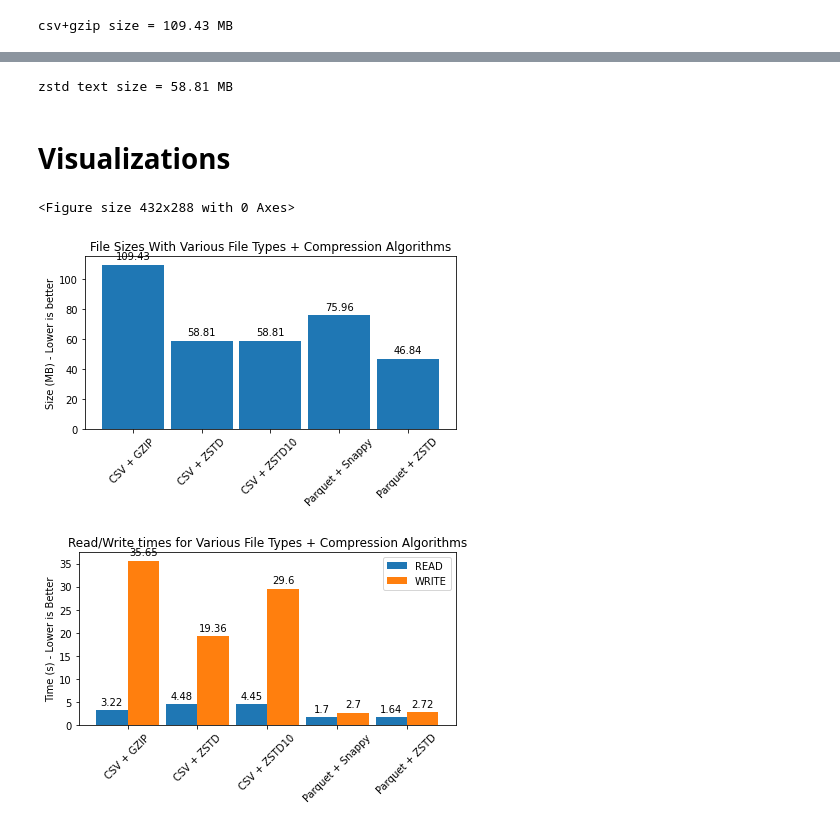
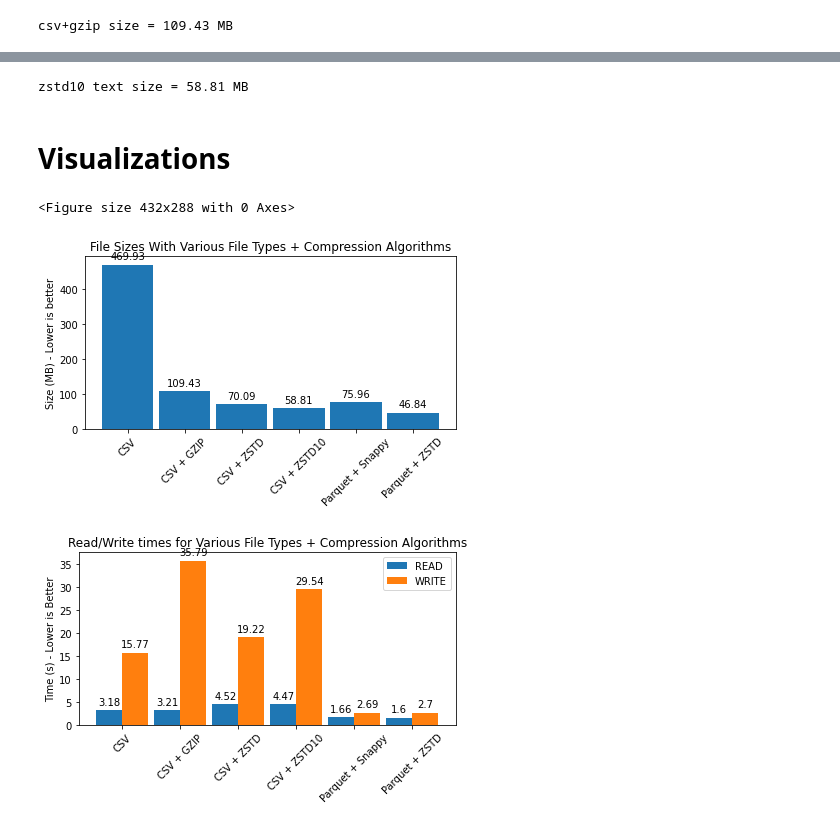
Before and after one commit to Prathamesh-Ghatole/MLHD, a Jupyter notebook: test_file_type_io_testing.ipynb, the cells around one changed output, grey strips where cells are left out. Cells and saved outputs as stored; diff of their text form; code cells hidden in the pictures.

```diff
--- a/test_file_type_io_testing.ipynb
+++ b/test_file_type_io_testing.ipynb
@@ -209,0 +234,10 @@ Wall time: 1.64 s
+# %%
+%%time
+
+csv_read_start = time.monotonic()
+for file in paths:
+    df = pd.read_csv(file, sep='\t')
+
+csv_read_end = time.monotonic()
+csv_read_time = round(csv_read_end - csv_read_start, 2)
+csv_read_time
@@ -242,7 +280,7 @@ Wall time: 4.48 s
 csv_zstd10_read_start = time.monotonic()
 
 for file in csv_zstd10_paths:
-    df = pd.read_csv(file, sep='\t', compression='zstd')
+    df = pd.read_csv(file, sep='\t')
 
 csv_zstd10_read_end = time.monotonic()
 csv_zstd10_read_time = round(csv_zstd10_read_end - csv_zstd10_read_start, 2)
@@ -272,3 +310,10 @@ for file in parquet_zstd_paths:
 print(f"zstd parquet size = {parquet_zstd_size/(1024*1024):.2f} MB")
 # %% [output]
 zstd parquet size = 46.84 MB
+# %%
+# CSV:
+csv_size = 0
+for file in csv_paths:
+    csv_size += os.path.getsize(file)
+
+print(f"csv size = {csv_size/(1024*1024):.2f} MB")
@@ -293,12 +340,12 @@ zstd text size = 58.81 MB
 # %%
-# zstd txt:
+# zstd10 txt:
 csv_zstd10_size = 0
-for file in csv_zstd_paths:
+for file in csv_zstd10_paths:
     csv_zstd10_size += os.path.getsize(file)
 
-print(f"zstd text size = {csv_zstd10_size/(1024*1024):.2f} MB")
+print(f"zstd10 text size = {csv_zstd10_size/(1024*1024):.2f} MB")
 # %% [output]
-zstd text size = 58.81 MB
+zstd10 text size = 58.81 MB
 # %% [markdown]
 # Visualizations
 # %%
@@ -307,38 +354,38 @@ import numpy as np
 # %%
 plt.figure()
 
-x_labels = ['CSV + GZIP', 'CSV + ZSTD', 'CSV + ZSTD10','Parquet + Snappy', 'Parquet + ZSTD']
-y_sizes = [csv_gzip_size, csv_zstd_size, csv_zstd10_size, parquet_snappy_size, parquet_zstd_size]
+x_labels = ['CSV', 'CSV + GZIP', 'CSV + ZSTD', 'CSV + ZSTD10','Parquet + Snappy', 'Parquet + ZSTD']
+y_sizes = [csv_size, csv_gzip_size, csv_zstd_size, csv_zstd10_size, parquet_snappy_size, parquet_zstd_size]
 size_converter = lambda size: round(size/(1024*1024), 2)
 
 y_sizes = [size_converter(size) for size in y_sizes]
 
 
 x = np.arange(len(x_labels))  # the label locations
 width = 0.45  # the width of the bars
 
 fig, ax = plt.subplots()
 rects = ax.bar(x, y_sizes, width+0.45)
 
 ax.set_ylabel('Size (MB) - Lower is better')
 ax.set_title('File + Compression Type')
 ax.set_xticks(x, x_labels, rotation = 45)
 
 ax.bar_label(rects, padding=3)
 
 fig.tight_layout()
 
 plt.title('File Sizes With Various File Types + Compression Algorithms')
 plt.show()
 # %% [output]
 <Figure size 432x288 with 0 Axes>
-[figure, old version]
+[figure, new version]
 # %%
 fig, ax = plt.subplots()
 
-read_time = [csv_gzip_read_time, csv_zstd_read_time, csv_zstd10_read_time, parquet_snappy_read_time, parquet_zstd_read_time]
+read_time = [csv_read_time, csv_gzip_read_time, csv_zstd_read_time, csv_zstd10_read_time, parquet_snappy_read_time, parquet_zstd_read_time]
 # write_time = [csv_gzip_write_time, csv_zstd_write_time, snappy_write_time, zst_parquet_write_time]
-write_time = [csv_gzip_write_time, csv_zstd_write_time, csv_zstd10_write_time, parquet_snappy_write_time, parquet_zstd_write_time]
+write_time = [csv_write_time, csv_gzip_write_time, csv_zstd_write_time, csv_zstd10_write_time, parquet_snappy_write_time, parquet_zstd_write_time]
 
 rects1 = ax.bar(x - width/2, read_time, width, label='READ')
 rects2 = ax.bar(x + width/2, write_time, width, label='WRITE')
@@ -357,4 +404,4 @@ fig.tight_layout()
 plt.title('Read/Write times for Various File Types + Compression Algorithms')
 plt.show()
 # %% [output]
-[figure, old version]
+[figure, new version]
```
Also changed, not shown: parts of 16 cells of this notebook.
